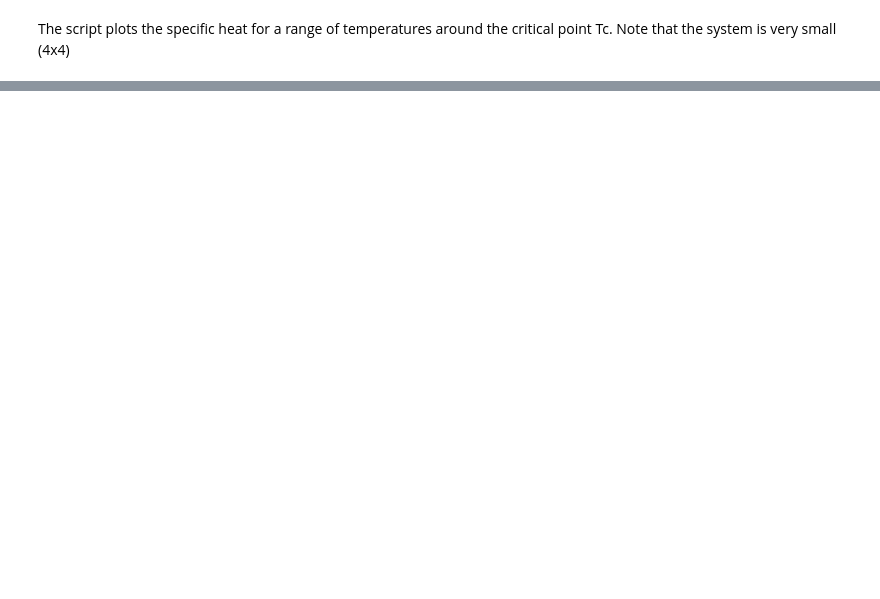
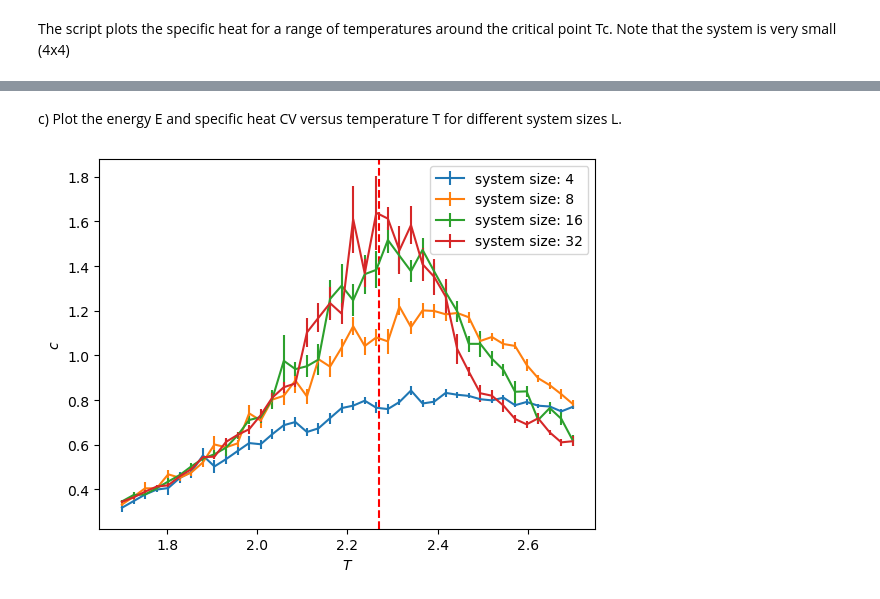
Before and after one commit to gconcheri/Computational_Many-Body_Physics, a Jupyter notebook: 1_classical_montecarlo/hw1.ipynb, the cells around one changed output, grey strips where cells are left out. Drawn from its saved outputs; the diff is of its cells as text; code cells hidden in the pictures; blank space fills up the shorter version.

```diff
--- a/1_classical_montecarlo/hw1.ipynb
+++ b/1_classical_montecarlo/hw1.ipynb
@@ -239,0 +242,17 @@ The script plots the specific heat for a range of temperatures around the critic
+# %%
+T = [0.1, 2.27, 50]
+N_sweeps = 10000  # Number of steps for the measurements
+N_eq = 1000  # Number of equilibration steps before the measurements start
+N_flips = 10  # Number of steps between measurements
+
+fig, axes = plt.subplots(1,3,figsize=(10,5))
+
+
+for i in range(3):
+    system = metropolis.prepare_system(32)
+    metropolis.metropolis_loop(system, T[i], N_sweeps, N_eq, N_flips)
+    axes[i].imshow(system, interpolation='none')
+    axes[i].set_title("T="+str(T)) #no interpolation means that each pixel in the image
+                                #corresponds directly to a value in the system configuration
+                                # without any smoothing or interpolation between pixels
+plt.show
@@ -239,0 +262,37 @@ The script plots the specific heat for a range of temperatures around the critic
+# %% [markdown]
+c) Plot the energy E and specific heat CV versus temperature T for different system
+sizes L.
+# %%
+T_range = np.linspace(2.7, 1.7, 40)
+L = [4,8,16,32]
+N_bins = 10
+
+for Ls in L:
+    C_list = [] #specific heat
+    system = metropolis.prepare_system(Ls)
+
+    for i in range(len(T_range)):
+        #print(T_range[i])
+        C_list_bin = []
+        for k in range(N_bins):
+            Es = metropolis.metropolis_loop(system, T_range[i], 1000*Ls**2, N_eq, N_flips)
+
+            mean_E = np.mean(Es)
+            mean_E2 = np.mean(Es**2)
+
+            #we estimate 10 specific heats for each temperature, each calculated with a new metropolis loop
+            C_list_bin.append(1. / T_range[i]**2. / Ls**2. * (mean_E2 - mean_E**2))
+        C_list.append([np.mean(C_list_bin), np.std(C_list_bin) / np.sqrt(N_bins)])
+        #we finally calulate the mean and the variance of the 10 specific heats for each temperature
+
+    C_list = np.array(C_list)
+    plt.errorbar(T_range, C_list[:, 0], C_list[:, 1], label = "system size: {}".format(Ls))
+    Tc = 2. / np.log(1. + np.sqrt(2))
+    plt.xlabel('$T$')
+    plt.ylabel('$c$')
+
+plt.axvline(Tc, color='r', linestyle='--')
+plt.legend()
+plt.show()
+# %% [output]
+[figure, added]
```
Also changed, not shown: parts of 11 cells of this notebook, 27 other files.
